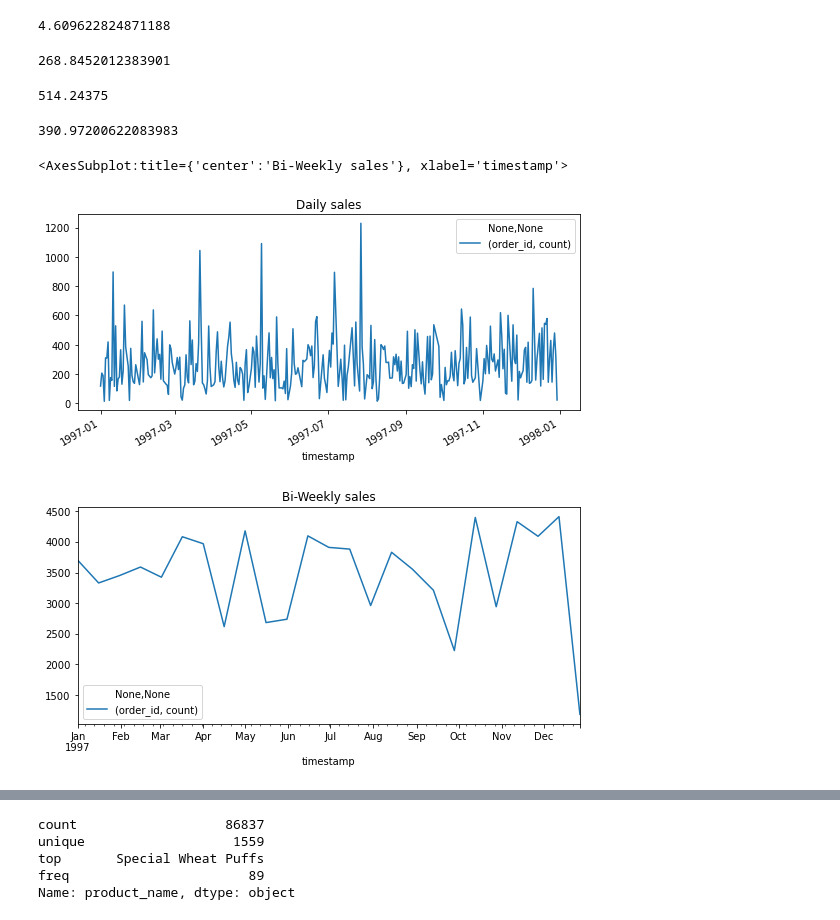
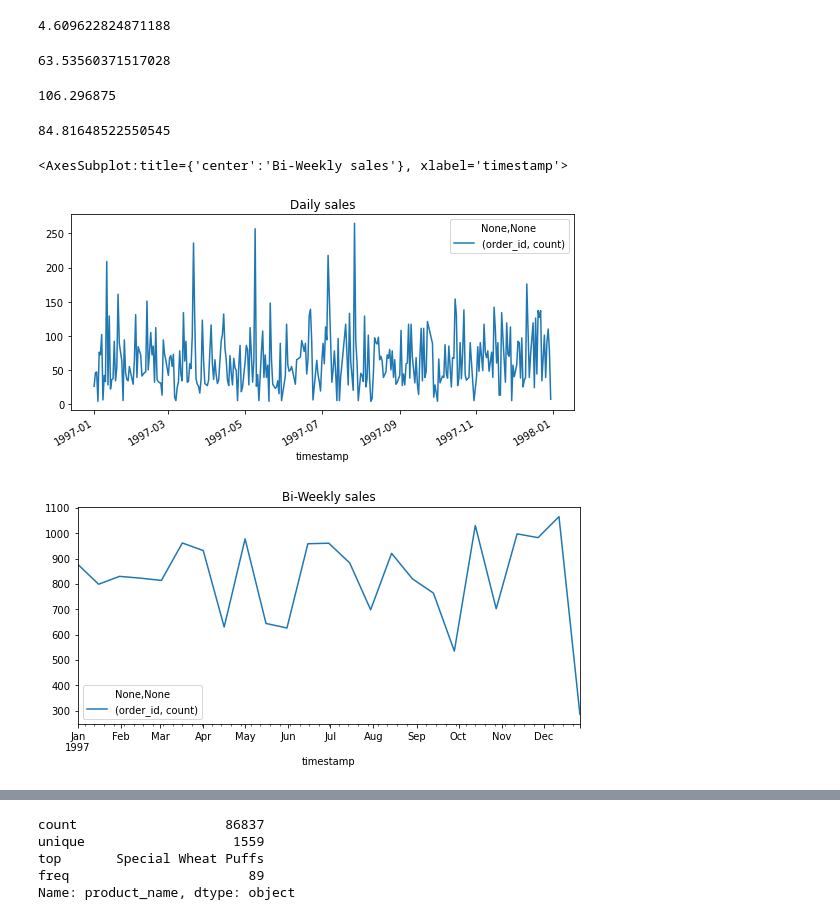
Before and after one commit to Hildorien/TemporalGeneralizedRules, a Jupyter notebook: foodmart_profile.ipynb, the cells around one changed output, grey strips where cells are left out. Cells and saved outputs as stored; diff of their text form; code cells hidden in the pictures.

```diff
--- a/foodmart_profile.ipynb
+++ b/foodmart_profile.ipynb
@@ -57,33 +57,33 @@ np.mean(dfAll_prods_per_order.values)
 4.609622824871188
 # %%
 # Avg orders per day in 97
-df97_orders_per_day = df97[['order_id','timestamp']].groupby('timestamp').agg(['count'])
+df97_orders_per_day = df97[['order_id','timestamp']].drop_duplicates().groupby('timestamp').agg(['count'])
 np.mean(df97_orders_per_day.values)
 # %% [output]
-268.8452012383901
+63.53560371517028
 # %%
 # Avg orders per day in 98
-df98_orders_per_day = df98[['order_id','timestamp']].groupby('timestamp').agg(['count'])
+df98_orders_per_day = df98[['order_id','timestamp']].drop_duplicates().groupby('timestamp').agg(['count'])
 np.mean(df98_orders_per_day.values)
 # %% [output]
-514.24375
+106.296875
 # %%
 # Avg orders per day in All
-dfAll_orders_per_day = dfAll[['order_id','timestamp']].groupby('timestamp').agg(['count'])
+dfAll_orders_per_day = dfAll[['order_id','timestamp']].drop_duplicates().groupby('timestamp').agg(['count'])
 np.mean(dfAll_orders_per_day.values)
 # %% [output]
-390.97200622083983
+84.81648522550545
 # %%
 from datetime import datetime
 df97_format_dates = df97
 df97_format_dates.timestamp = df97_format_dates.timestamp.apply(lambda x: datetime.fromtimestamp(x))
-df97_orders_per_day = df97_format_dates[['timestamp','order_id']].groupby('timestamp').agg(['count'])
+df97_orders_per_day = df97_format_dates[['timestamp','order_id']].drop_duplicates().groupby('timestamp').agg(['count'])
 df97_orders_per_day.plot(figsize=(9,4), title='Daily sales')
 df97_orders_per_day.resample('15D').sum().plot(figsize=(9,4), title='Bi-Weekly sales')
 # %% [output]
 <AxesSubplot:title={'center':'Bi-Weekly sales'}, xlabel='timestamp'>
-[figure, old version]
+[figure, new version]
-[figure, old version]
+[figure, new version]
 # %%
 df98_format_dates = df98
 df98_format_dates.timestamp = df98_format_dates.timestamp.apply(lambda x: datetime.fromtimestamp(x))
```
Also changed, not shown: parts of 2 cells of this notebook.
